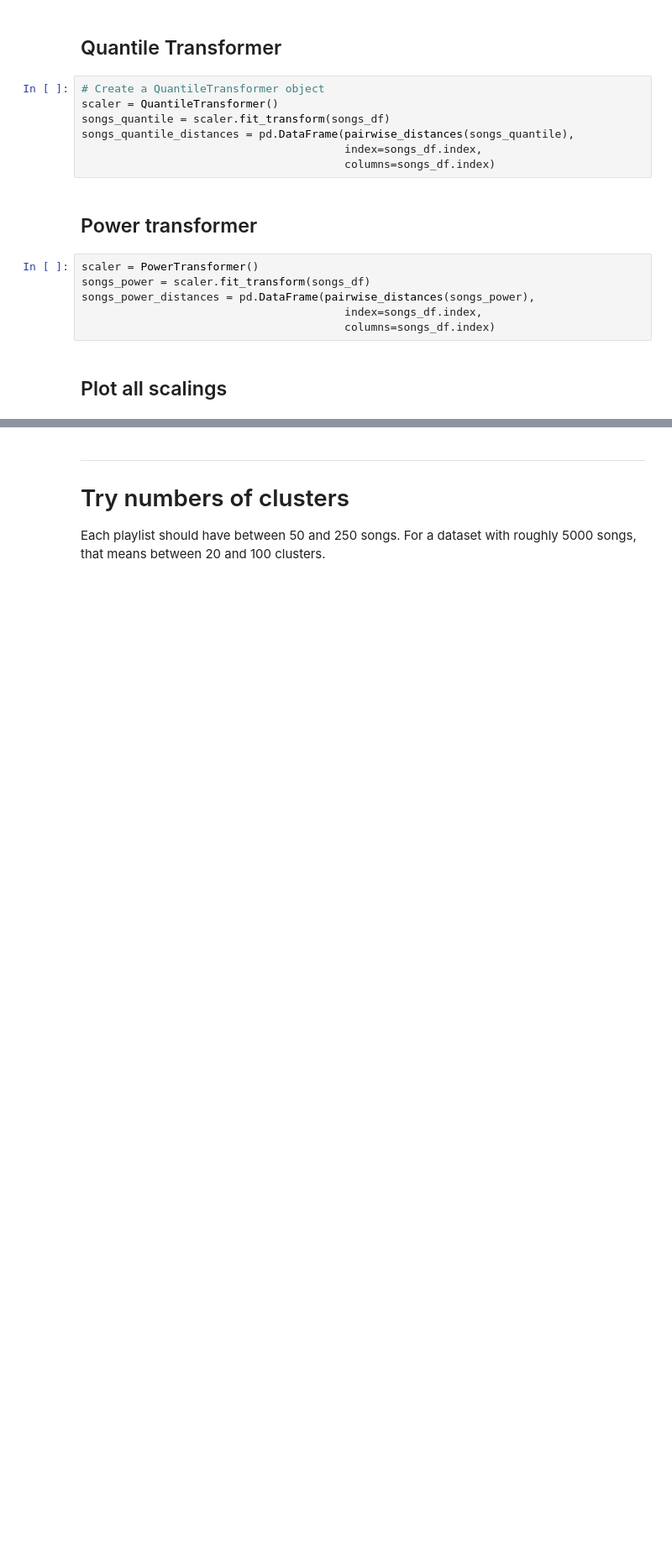
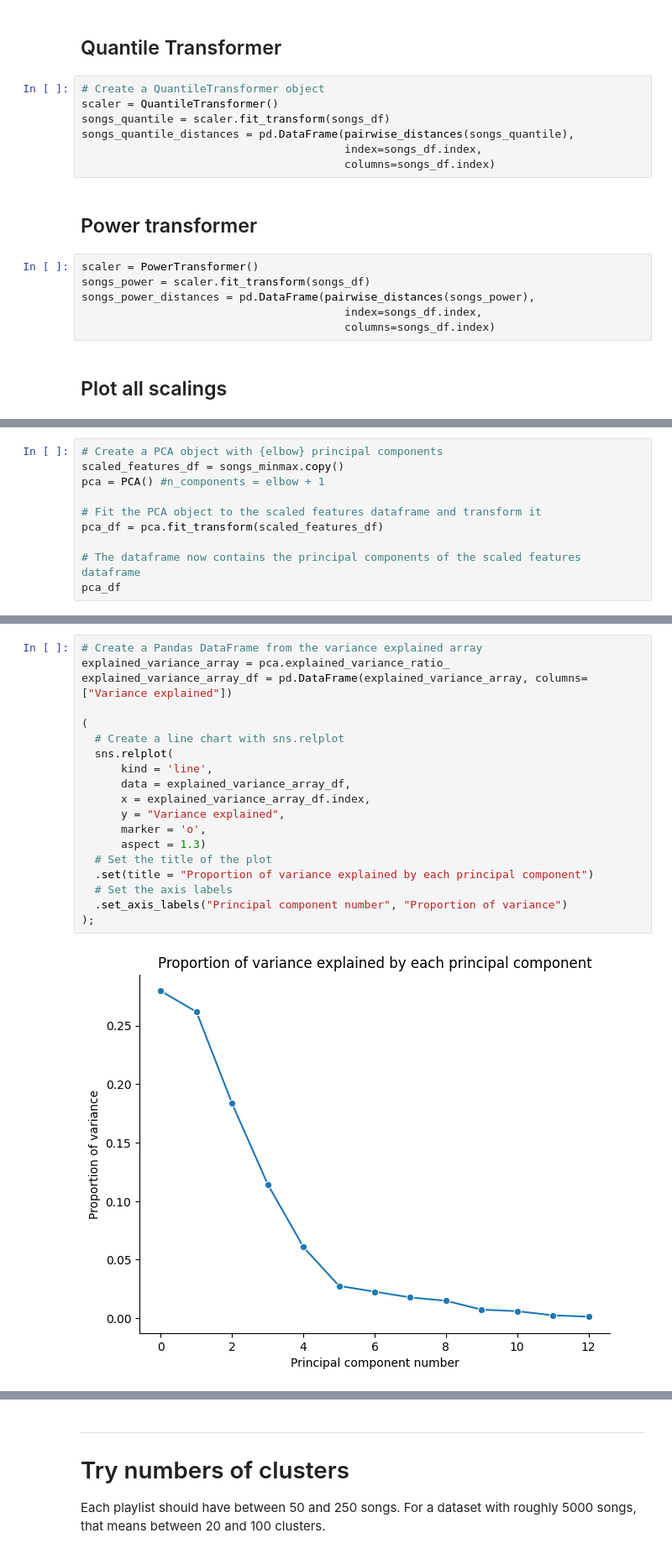
Before and after one commit to NadineJac/unsupervisedML_musicClustering, a Jupyter notebook: notebooks/2_optimizeClustering_5000songs.ipynb, the cells around one changed output, grey strips where cells are left out. Shown at 84% size. Cells and saved outputs as stored; diff of their text form; blank space fills up the shorter version.

```diff
--- a/notebooks/2_optimizeClustering_5000songs.ipynb
+++ b/notebooks/2_optimizeClustering_5000songs.ipynb
@@ -136,0 +165,10 @@ ax[2, 1].set_title('Power transformed');
+# %%
+# Create a PCA object with {elbow} principal components
+scaled_features_df = songs_minmax.copy()
+pca = PCA() #n_components = elbow + 1
+
+# Fit the PCA object to the scaled features dataframe and transform it
+pca_df = pca.fit_transform(scaled_features_df)
+
+# The dataframe now contains the principal components of the scaled features dataframe
+pca_df
@@ -136,0 +190,21 @@ ax[2, 1].set_title('Power transformed');
+# %%
+# Create a Pandas DataFrame from the variance explained array
+explained_variance_array = pca.explained_variance_ratio_
+explained_variance_array_df = pd.DataFrame(explained_variance_array, columns=["Variance explained"])
+
+(
+  # Create a line chart with sns.relplot
+  sns.relplot(
+      kind = 'line',
+      data = explained_variance_array_df,
+      x = explained_variance_array_df.index,
+      y = "Variance explained",
+      marker = 'o',
+      aspect = 1.3)
+  # Set the title of the plot
+  .set(title = "Proportion of variance explained by each principal component")
+  # Set the axis labels
+  .set_axis_labels("Principal component number", "Proportion of variance")
+);
+# %% [output]
+[figure, added]
```
Also changed, not shown: parts of 14 cells of this notebook.
